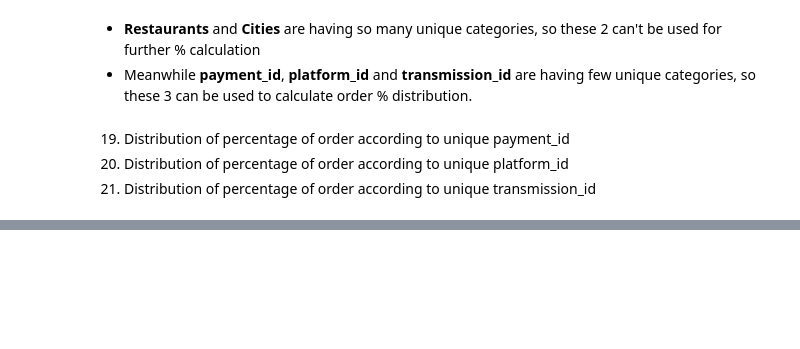
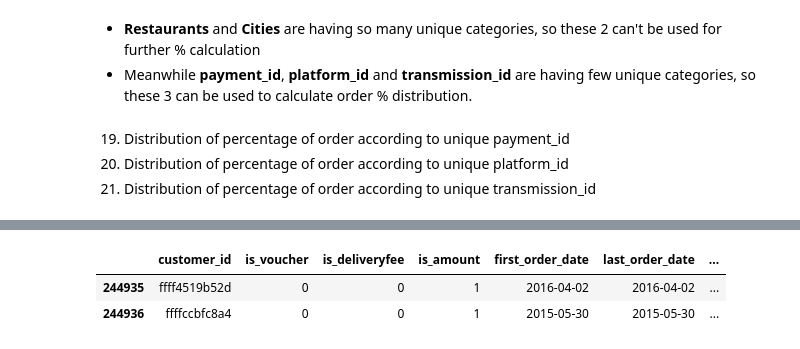
Before and after one commit to ashutosh3060/returning-customer-prediction, a Jupyter notebook: data_transformation.ipynb, the cells around one changed output, grey strips where cells are left out. Cells and saved outputs as stored; diff of their text form; code cells hidden in the pictures; blank space fills up the shorter version.

Commit message:
Join all independently created datasets

```diff
--- a/data_transformation.ipynb
+++ b/data_transformation.ipynb
@@ -640,0 +648,7 @@ df_transmission_id.head(2)
+# %%
+# Create the base dataframe for new features from df_ftr_crtn
+
+df_new_ftr = df_ftr_crtn.drop_duplicates(subset="customer_id", keep="first")[["customer_id", "is_voucher",
+                                                                              "is_deliveryfee", "is_amount"]]
+print(df_new_ftr.shape)
+df_new_ftr.tail(2)
@@ -640,0 +660,11 @@ df_transmission_id.head(2)
+# %%
+# Left join all the tables with base table (df_new_ftr)
+%time
+
+df_new_ftr =  df_new_ftr.merge(min_max_order_date, on='customer_id', how='left').merge(num_fail_order, on='customer_id', how='left')
+df_new_ftr =  df_new_ftr.merge(df_grp_agg, on='customer_id', how='left').merge(df_order_daytime, on='customer_id', how='left')
+df_new_ftr =  df_new_ftr.merge(df_payment_id, on='customer_id', how='left').merge(df_platform_id, on='customer_id', how='left').merge(df_transmission_id, on='customer_id', how='left')
+df_new_ftr =  df_new_ftr.merge(df_label, on='customer_id', how='left')
+print(df_new_ftr.shape)
+df_new_ftr.tail(2)
+# %% [output]
@@ -640,0 +674,3 @@ df_transmission_id.head(2)
+|  | customer_id | is_voucher | is_deliveryfee | is_amount | first_order_date | last_order_date | ... |
+| 244935 | ffff4519b52d | 0 | 0 | 1 | 2016-04-02 | 2016-04-02 | ... |
+| 244936 | ffffccbfc8a4 | 0 | 0 | 1 | 2015-05-30 | 2015-05-30 | ... |
```
Also changed, not shown: parts of 13 cells of this notebook.
